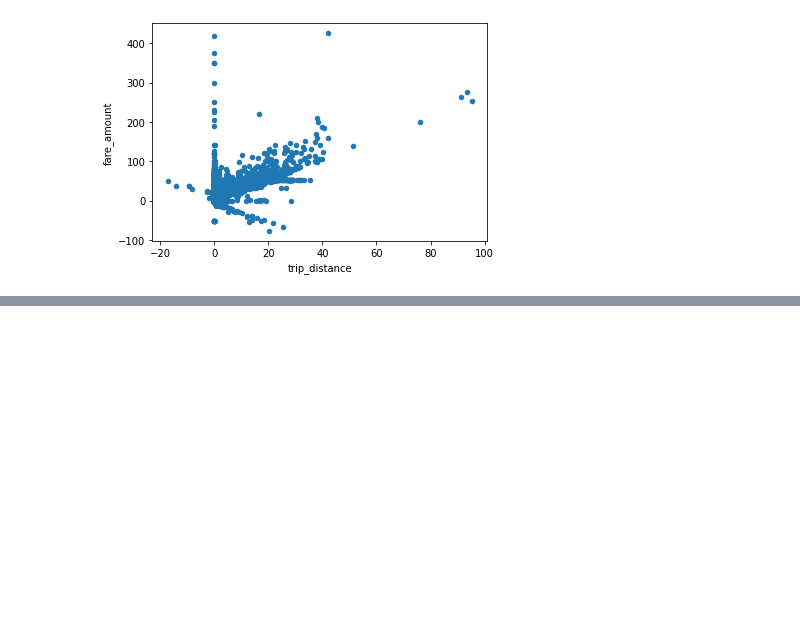
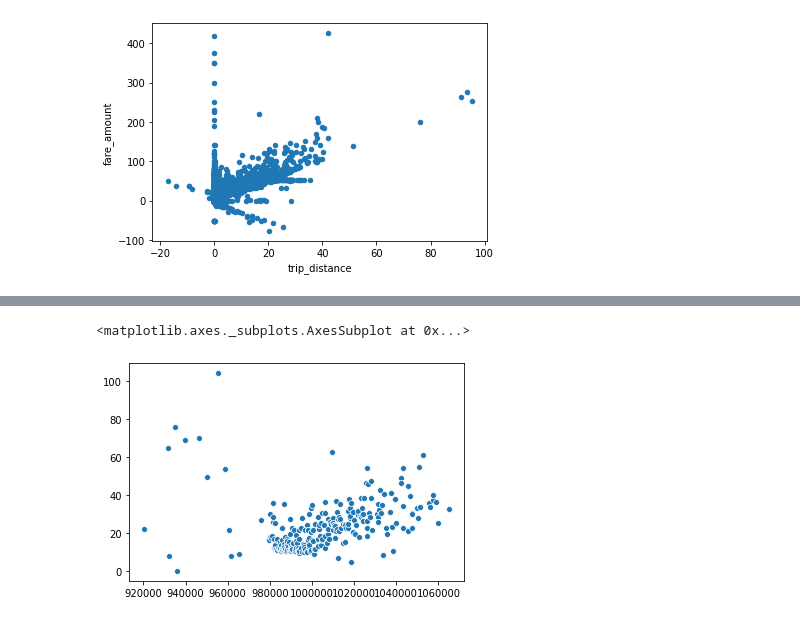
Before and after one commit to JacobHelwig/Fare-Prediction, a Jupyter notebook: Taxi Exploration.ipynb, the cells around one changed output, grey strips where cells are left out. Cells and saved outputs as stored; diff of their text form; code cells hidden in the pictures; blank space fills up the shorter version.

```diff
--- a/Taxi Exploration.ipynb
+++ b/Taxi Exploration.ipynb
@@ -183,0 +266,3 @@ in the same zone. '''
+# %%
+lat_fare = lat_long_fare.groupby("Latitude").mean()["fare_amount"]
+lat_fare.head()
@@ -183,0 +277,5 @@ in the same zone. '''
+# %%
+sns.scatterplot(data = lat_fare)
+# %% [output]
+<matplotlib.axes._subplots.AxesSubplot at 0x...>
+[figure, added]
```
Also changed, not shown: parts of 24 cells of this notebook, 1 other file.
